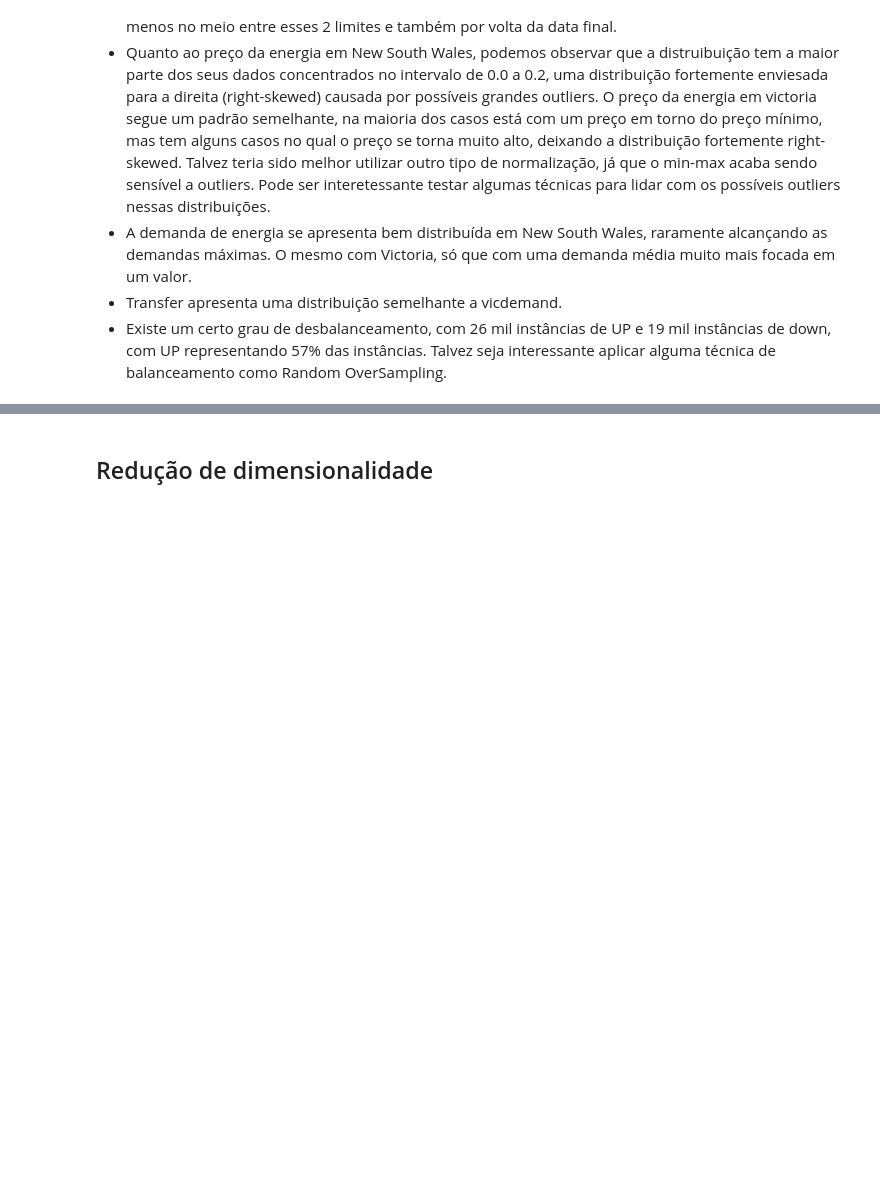
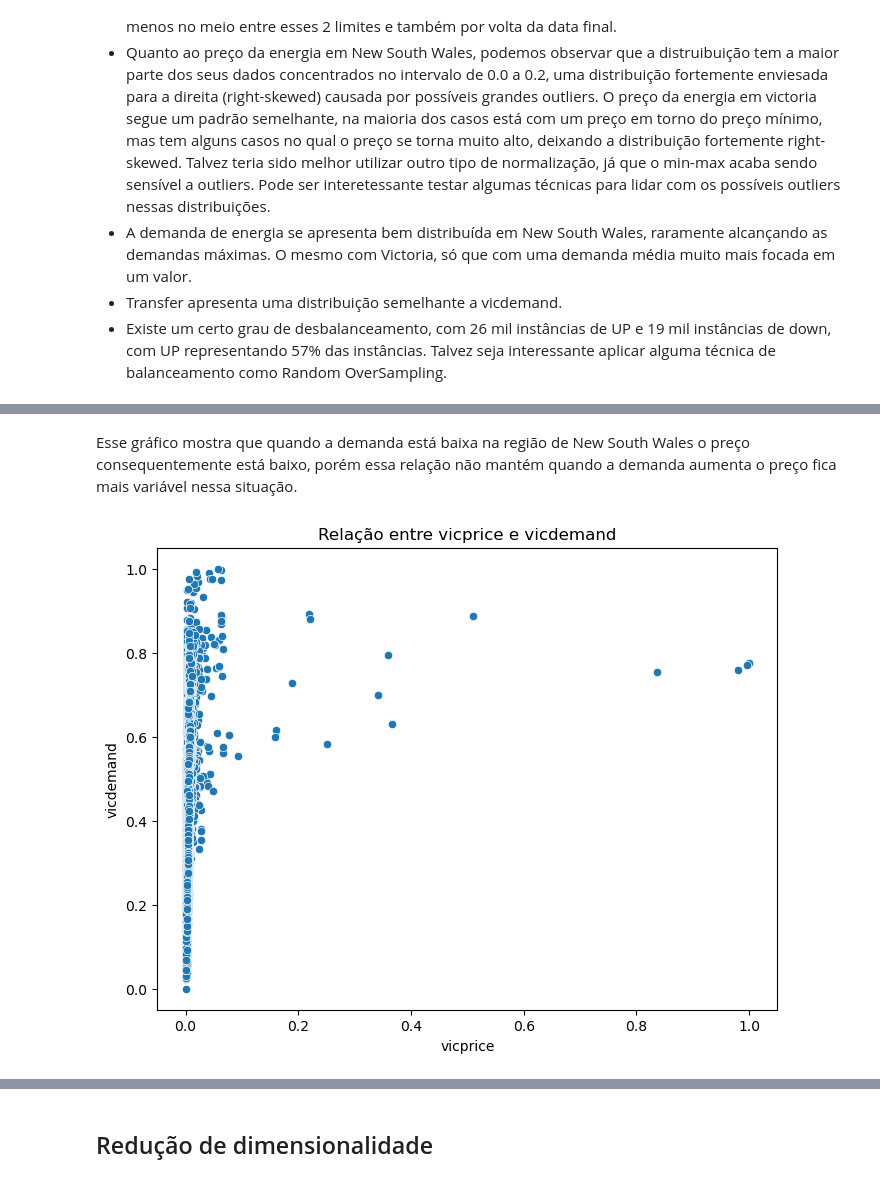
Before and after one commit to FrederickAlmeida/electricity-classification, a Jupyter notebook: eda.ipynb, the cells around one changed output, grey strips where cells are left out. Drawn from its saved outputs; the diff is of its cells as text; code cells hidden in the pictures; blank space fills up the shorter version.

```diff
--- a/eda_fred.ipynb
+++ b/eda.ipynb
@@ -145,0 +210,13 @@ A normalização dos dados desde o começo torna difícil interpretar suas distr
+# %% [markdown]
+Esse gráfico mostra que quando a demanda está baixa na região de New South Wales o preço consequentemente está baixo, porém essa relação não mantém quando a demanda aumenta o preço fica mais variável nessa situação.
+# %%
+plt.figure(figsize=(8, 6))
+
+sns.scatterplot(data=df, x='vicprice', y='vicdemand')
+
+plt.title('Relação entre vicprice e vicdemand')
+plt.xlabel('vicprice')
+plt.ylabel('vicdemand')
+plt.show()
+# %% [output]
+[figure, added]
```
Also changed, not shown: parts of 13 cells of this notebook, 1 other file.
